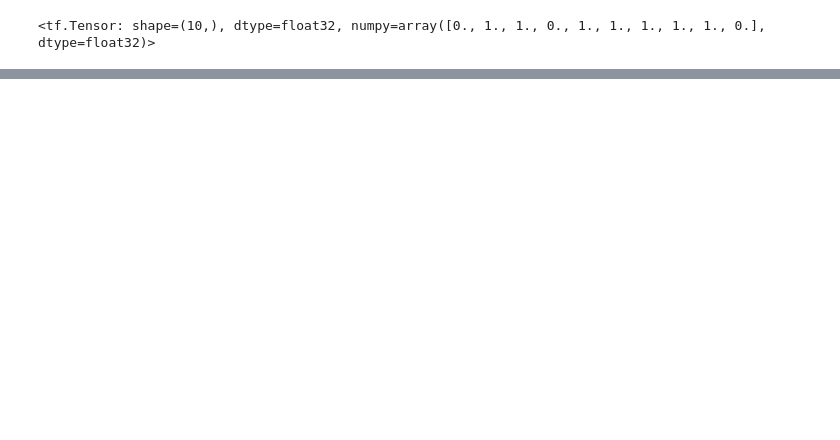
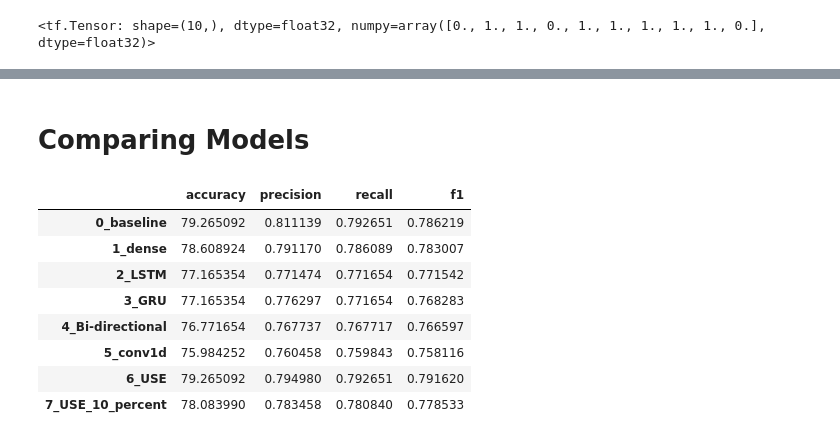
Before and after one commit to eman-kom/TensorFlow-Fundamentals, a Jupyter notebook: 08_NLP_introduction.ipynb, the cells around one changed output, grey strips where cells are left out. Saved outputs shown, nothing was run; the diff lists cells and outputs as text; code cells hidden in the pictures; blank space fills up the shorter version.

```diff
--- a/08_NLP_introduction.ipynb
+++ b/08_NLP_introduction.ipynb
@@ -821,0 +822,26 @@ model_7_results
+# %% [markdown]
+# Comparing Models
+# %%
+all_model_results = pd.DataFrame({
+    "0_baseline": baseline_results,
+    "1_dense": model_1_results,
+    "2_LSTM": model_2_results,
+    "3_GRU": model_3_results,
+    "4_Bi-directional": model_4_results,
+    "5_conv1d": model_5_results,
+    "6_USE": model_6_results,
+    "7_USE_10_percent": model_7_results,
+})
+
+all_model_results = all_model_results.transpose()
+all_model_results
+# %% [output]
+|  | accuracy | precision | recall | f1 |
+| 0_baseline | 79.265092 | 0.811139 | 0.792651 | 0.786219 |
+| 1_dense | 78.608924 | 0.791170 | 0.786089 | 0.783007 |
+| 2_LSTM | 77.165354 | 0.771474 | 0.771654 | 0.771542 |
+| 3_GRU | 77.165354 | 0.776297 | 0.771654 | 0.768283 |
+| 4_Bi-directional | 76.771654 | 0.767737 | 0.767717 | 0.766597 |
+| 5_conv1d | 75.984252 | 0.760458 | 0.759843 | 0.758116 |
+| 6_USE | 79.265092 | 0.794980 | 0.792651 | 0.791620 |
+| 7_USE_10_percent | 78.083990 | 0.783458 | 0.780840 | 0.778533 |
```
Also changed, not shown: parts of 49 cells of this notebook.
